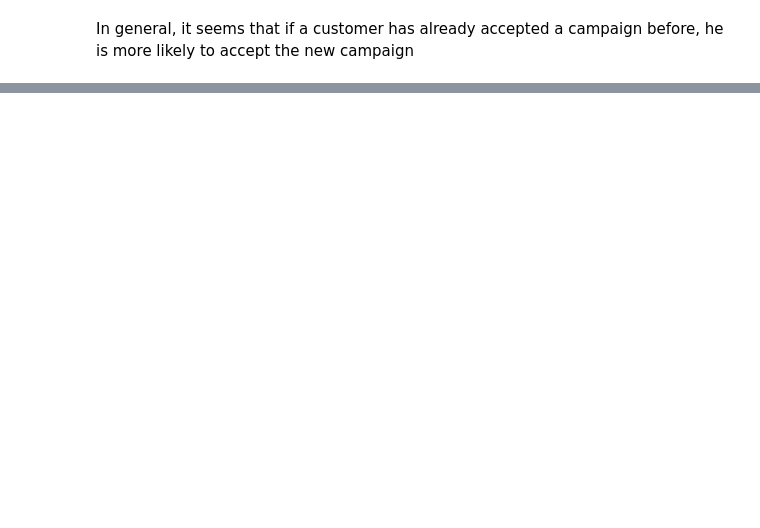
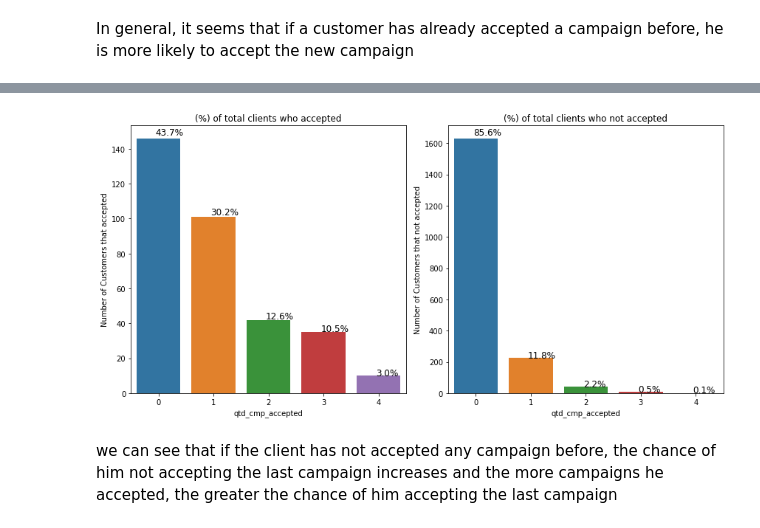
Before and after one commit to mhnasser/marketing_campaign_analysis, a Jupyter notebook: 03_notebooks/rascunho.ipynb, the cells around one changed output, grey strips where cells are left out. Saved outputs shown, nothing was run; the diff lists cells and outputs as text; code cells hidden in the pictures; blank space fills up the shorter version.

```diff
--- a/03_notebooks/rascunho.ipynb
+++ b/03_notebooks/rascunho.ipynb
@@ -391,0 +481,25 @@ In general, it seems that if a customer has already accepted a campaign before,
+# %%
+fig = plt.figure()
+fig.set_figheight(6)
+fig.set_figwidth(12)
+
+plt.subplot(1,2,1)
+ax = sns.countplot(x = 'qtd_cmp_accepted', data = df_positive)
+plt.ylabel('Number of Customers that accepted')
+plt.title('(%) of total clients who accepted')
+
+show_percentage_on_plot(ax, df_positive.qtd_cmp_accepted)
+
+plt.subplot(1,2,2)
+ax = sns.countplot(x = 'qtd_cmp_accepted', data = df_negative)
+plt.ylabel('Number of Customers that not accepted')
+plt.title('(%) of total clients who not accepted')
+
+show_percentage_on_plot(ax, df_negative.qtd_cmp_accepted)
+
+fig.tight_layout()
+plt.show()
+# %% [output]
+[figure, added]
+# %% [markdown]
+we can see that if the client has not accepted any campaign before, the chance of him not accepting the last campaign increases and the more campaigns he accepted, the greater the chance of him accepting the last campaign
```
Also changed, not shown: parts of 14 cells of this notebook.
